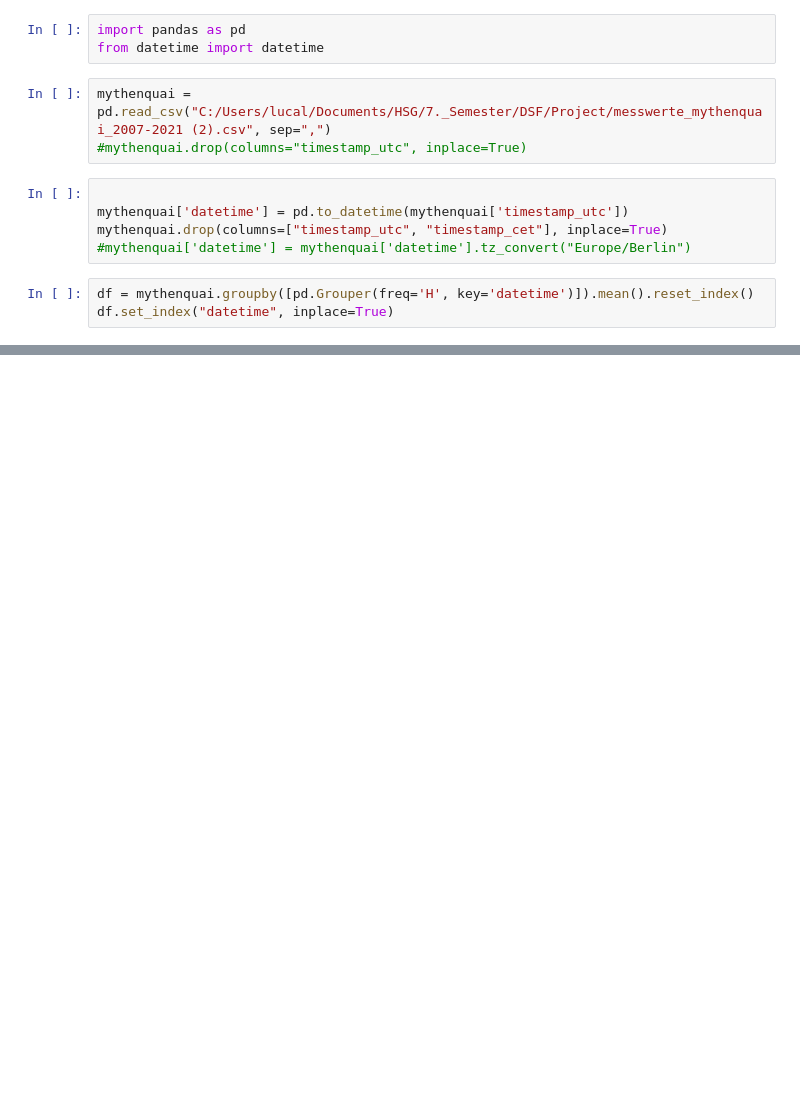
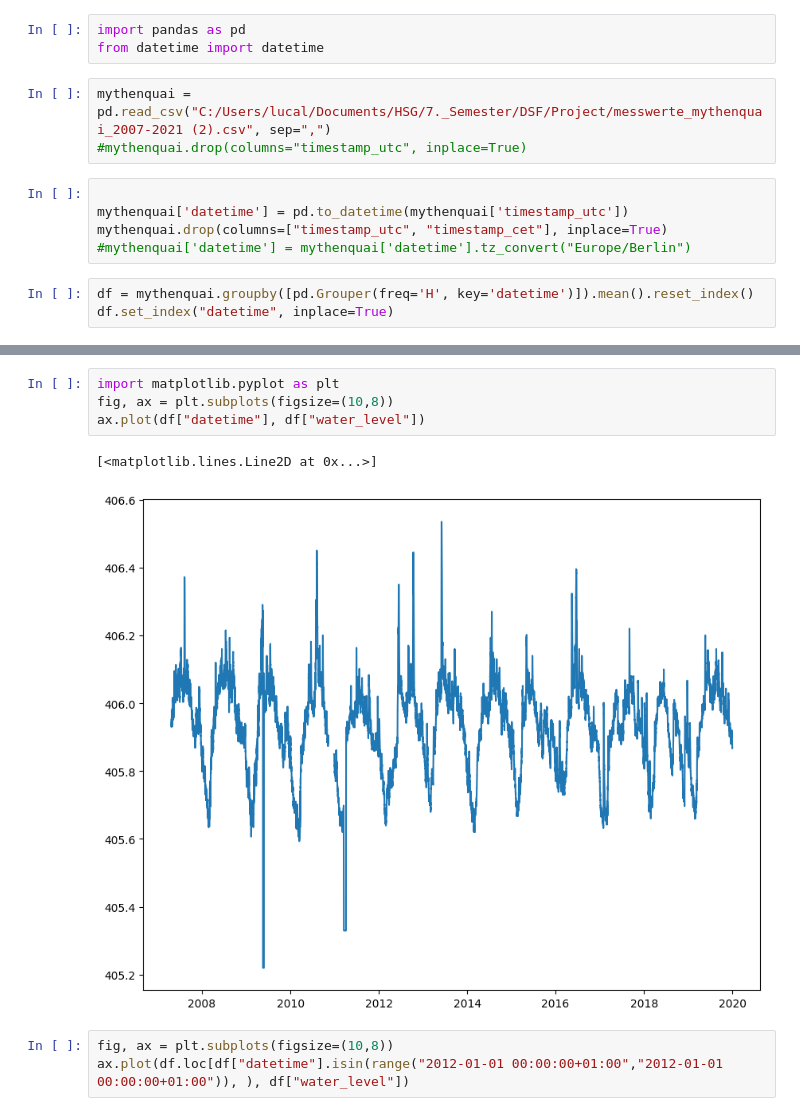
Before and after one commit to kaebry/DSF, a Jupyter notebook: Code/Mythenquai.ipynb, the cells around one changed output, grey strips where cells are left out. Saved outputs shown, nothing was run; the diff lists cells and outputs as text; blank space fills up the shorter version.

```diff
--- a/Code/Mythenquai.ipynb
+++ b/Code/Mythenquai.ipynb
@@ -75,0 +55,10 @@ memory usage: 13.8 MB
+# %%
+import matplotlib.pyplot as plt
+fig, ax = plt.subplots(figsize=(10,8))
+ax.plot(df["datetime"], df["water_level"])
+# %% [output]
+[<matplotlib.lines.Line2D at 0x...>]
+[figure, added]
+# %%
+fig, ax = plt.subplots(figsize=(10,8))
+ax.plot(df.loc[df["datetime"].isin(range("2012-01-01 00:00:00+01:00","2012-01-01 00:00:00+01:00")), ), df["water_level"])
```
Also changed, not shown: parts of 10 cells of this notebook.
